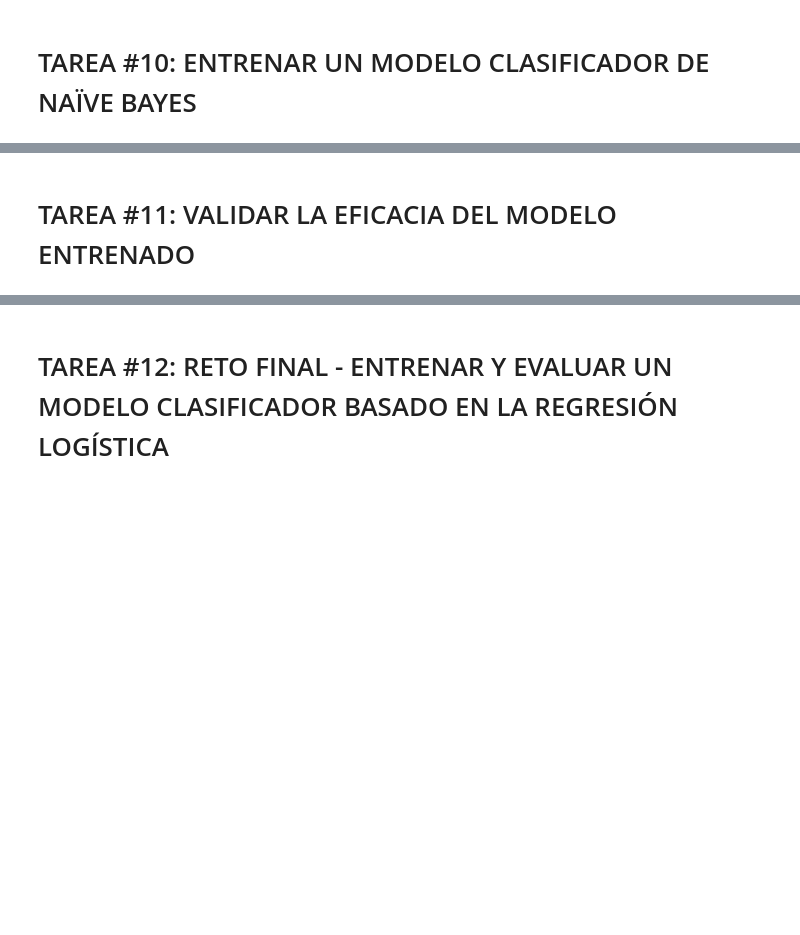
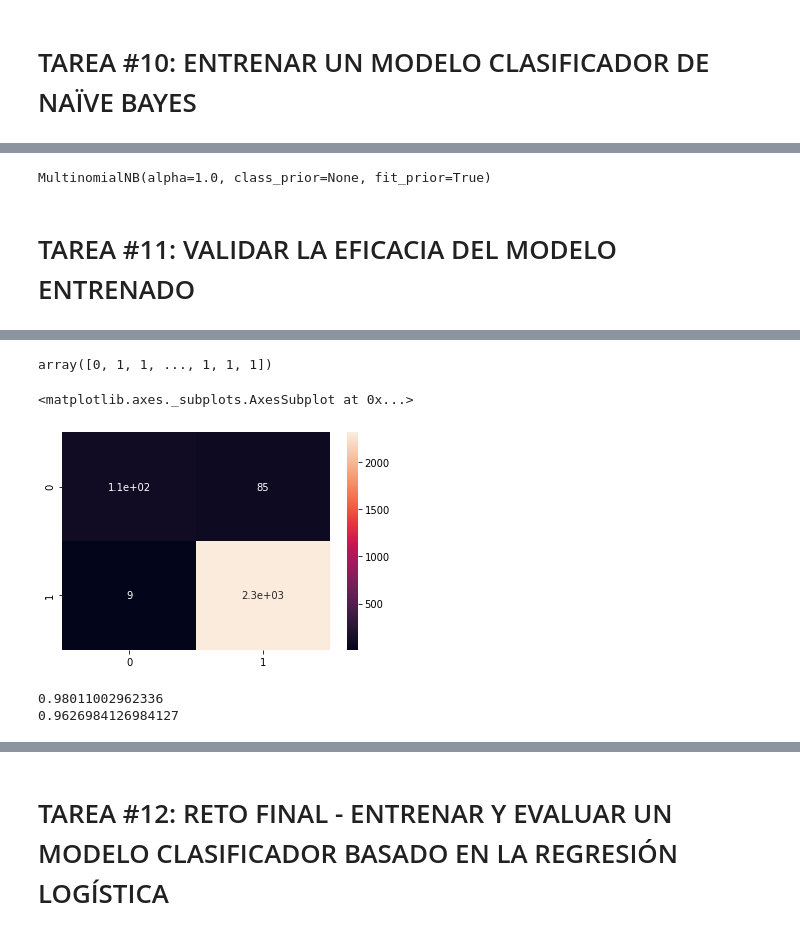
Before and after one commit to MartinSantaGitHub/ds4b, a Jupyter notebook: 5. Public Relations Department/Esqueleto_Departamento_de_Relaciones_Públicas.ipynb, the cells around one changed output, grey strips where cells are left out. Saved outputs shown, nothing was run; the diff lists cells and outputs as text; code cells hidden in the pictures; blank space fills up the shorter version.

```diff
--- a/5. Public Relations Department/Esqueleto_Departamento_de_Relaciones_Públicas.ipynb
+++ b/5. Public Relations Department/Esqueleto_Departamento_de_Relaciones_Públicas.ipynb
@@ -403,0 +503,3 @@ array([[1, 1],
+# %%
+y = reviews_df['feedback']
+y
@@ -424,4 +547,28 @@ array([[1, 1],
+# %%
+X_train, X_test, y_train, y_test = train_test_split(X, y, test_size = 0.2)
+# %%
+nb_multinomial = MultinomialNB()
+nb_multinomial.fit(X_train, y_train)
+# %% [output]
+MultinomialNB(alpha=1.0, class_prior=None, fit_prior=True)
 # %% [markdown]
 # TAREA #11: VALIDAR LA EFICACIA DEL MODELO ENTRENADO
 # %% [markdown]
 ![alt text](https://drive.google.com/uc?id=1ZKbO9tQH3qh0IjKwgOAJ37ghWzUVcb8O)
+# %%
+y_predict_train = nb_multinomial.predict(X_train)
+y_predict_train
+# %% [output]
+array([0, 1, 1, ..., 1, 1, 1])
+# %%
+cm = confusion_matrix(y_train, y_predict_train)
+sns.heatmap(cm, annot = True)
+# %% [output]
+<matplotlib.axes._subplots.AxesSubplot at 0x...>
+[figure, added]
+# %%
+print(f1_score(y_train, y_predict_train))
+print(accuracy_score(y_train, y_predict_train))
+# %% [output]
+0.98011002962336
+0.9626984126984127
```
Also changed, not shown: parts of 30 cells of this notebook.
